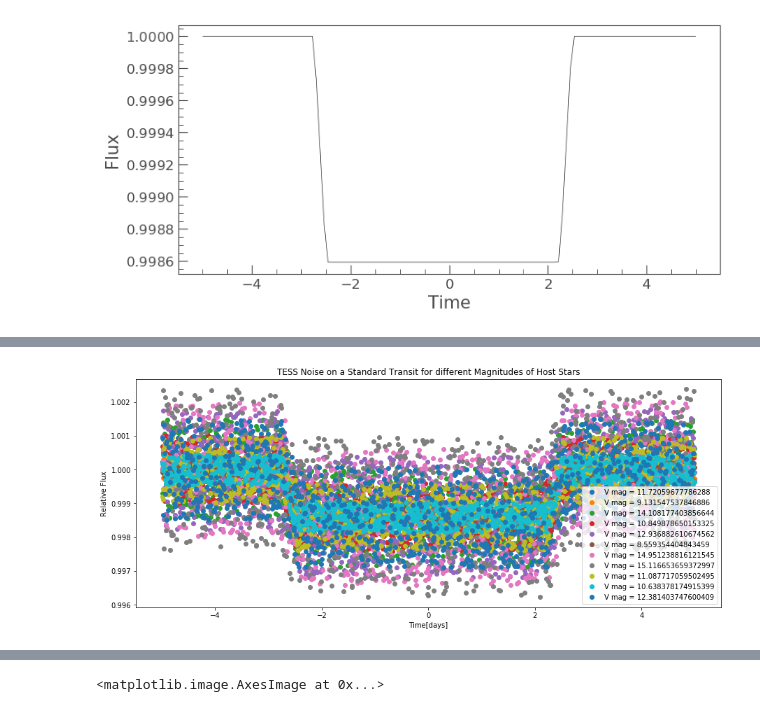
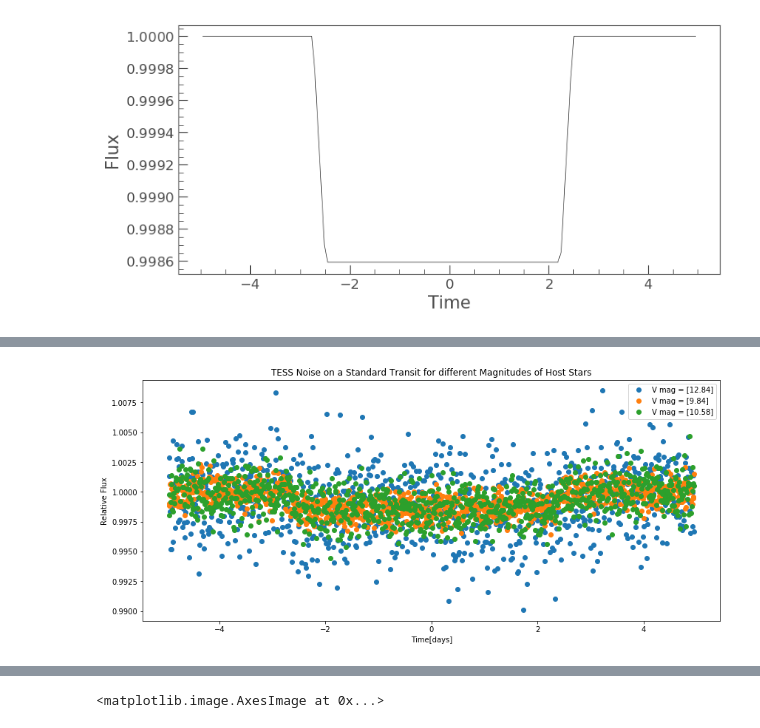
Before and after one commit to pfstacey/BSRC, a Jupyter notebook: code/Injecting_TESS_Noise.ipynb, the cells around one changed output, grey strips where cells are left out. Cells and saved outputs as stored; diff of their text form; code cells hidden in the pictures.

Commit message:
gaussian noise added to injection script

```diff
--- a/code/Injecting_TESS_Noise.ipynb
+++ b/code/Injecting_TESS_Noise.ipynb
@@ -219,20 +219,20 @@ ind = 0
 
 LCs = {}
 Ts = {}
+N = {}
 mags = []
 
-while ind < 11:
+times = 3
+
+while ind < times:
 
     mag_rand = random.uniform(8.5, 15.5)
-    sub_rand = random.uniform(-0.001, 0.001)
-    stdev = ( mag_rand * m + b ) - sub_rand
+    stdev = ( mag_rand * m + b )
     num_points = random.uniform(800, 1200)
 
-    noise = np.array([])
-    j = 0
-    while j < num_points:
-        noise = np.append(noise, [random.uniform(-(stdev/2), (stdev/2))])
-        j = j + 1
+    mu, sigma = 1, stdev
+    # creating a noise with the same dimension as the dataset (1,1)
+    noise = np.random.normal(mu, sigma, [int(num_points),])
 
     planet_interp_LC = interp.interp1d(np.arange(planet_lowres_SItitle_LC.size),planet_lowres_SItitle_LC)
     planet_LC_stretch = planet_interp_LC(np.linspace(0,planet_lowres_SItitle_LC.size-1,noise.size))
@@ -240,8 +240,9 @@ while ind < 11:
     time_interp = interp.interp1d(np.arange(overlapTimes.size),overlapTimes)
     time = time_interp(np.linspace(0,overlapTimes.size-1,noise.size))
 
-    planet_noisy_LC = planet_LC_stretch * (noise + 1)
+    planet_noisy_LC = planet_LC_stretch * (noise)
 
+    N[ind] = noise
     LCs[ind] = planet_noisy_LC
     Ts[ind] = time
 
@@ -249,14 +250,15 @@ while ind < 11:
 
     ind = ind + 1
 # %%
-plt.figure(figsize=(15,6))
+plt.figure(figsize=(14,6))
 plt.title("TESS Noise on a Standard Transit for different Magnitudes of Host Stars")
 plt.ylabel("Relative Flux")
 plt.xlabel("Time[days]")
 while ind > 0:
     ind = ind - 1
-    plt.plot(Ts[ind], LCs[ind], 'o', label="V mag = " + str(mags[ind]))
+    m = np.array([mags[ind]])
+    plt.plot(Ts[ind], LCs[ind], 'o', label="V mag = " + str(m.round(decimals=2)))
 plt.legend()
 plt.show()
 # %% [output]
-[figure, old version]
+[figure, new version]
```
Also changed, not shown: parts of 6 cells of this notebook, 12 other files.
